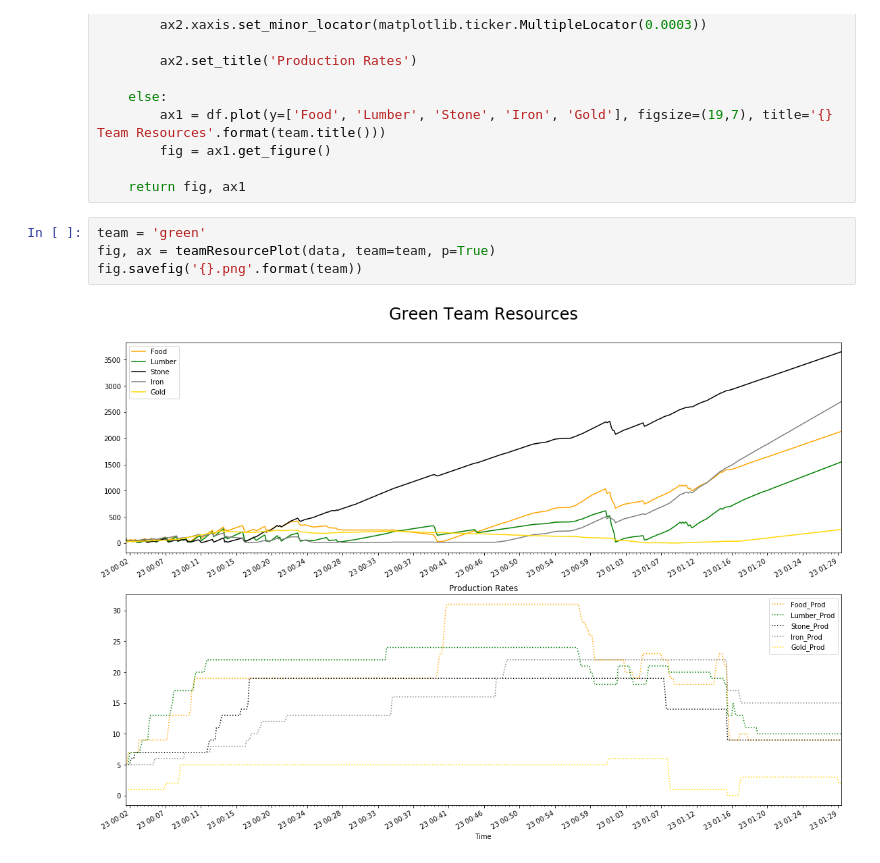
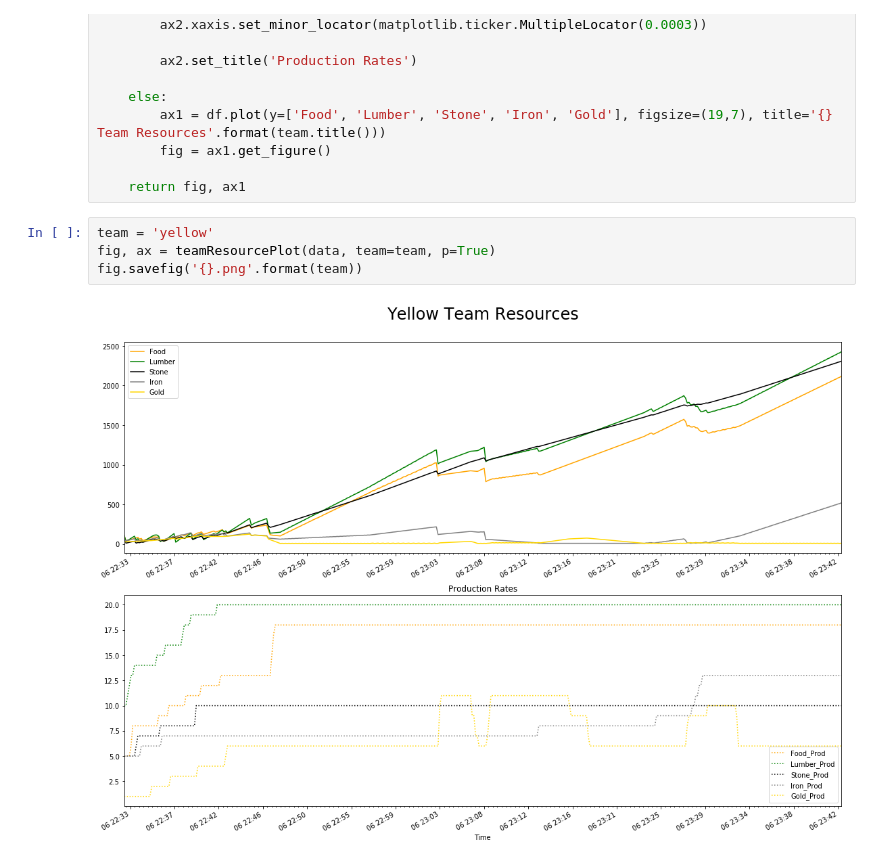
Before and after one commit to TechStack/TS-RTS, a Jupyter notebook: gameStats.ipynb, the cells around one changed output. Drawn from its saved outputs; the diff is of its cells as text.

```diff
--- a/gameStats.ipynb
+++ b/gameStats.ipynb
@@ -113,11 +113,11 @@ def teamResourcePlot(df, team='red', p=True):
 
     return fig, ax1
 # %%
-team = 'green'
+team = 'yellow'
 fig, ax = teamResourcePlot(data, team=team, p=True)
 fig.savefig('{}.png'.format(team))
 # %% [output]
-[figure, old version]
+[figure, new version]
 # %%
 # production weights
 w = [1, 1.2, 0.7, 0.85, 1.35]
```
Also changed, not shown: parts of 1 cell of this notebook, 14 other files.
